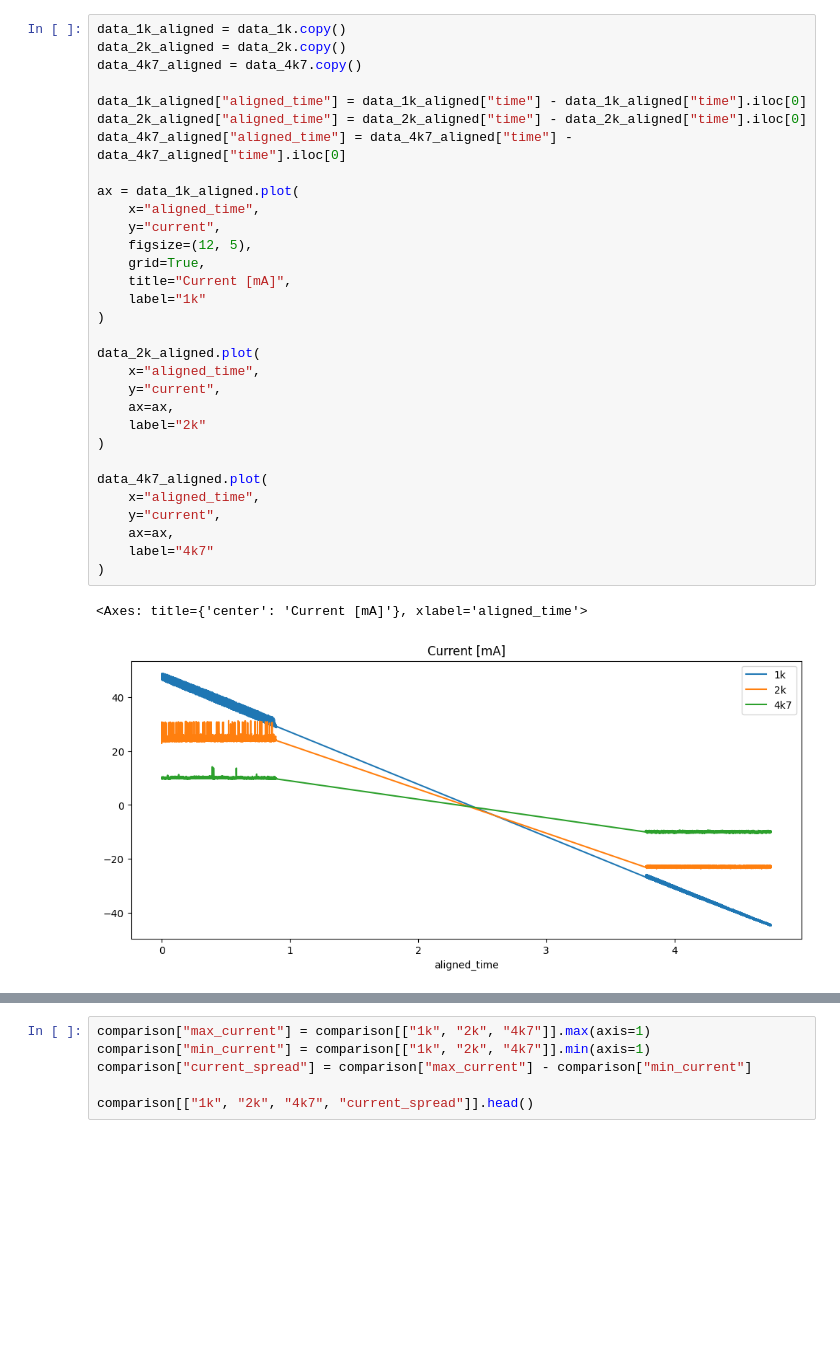
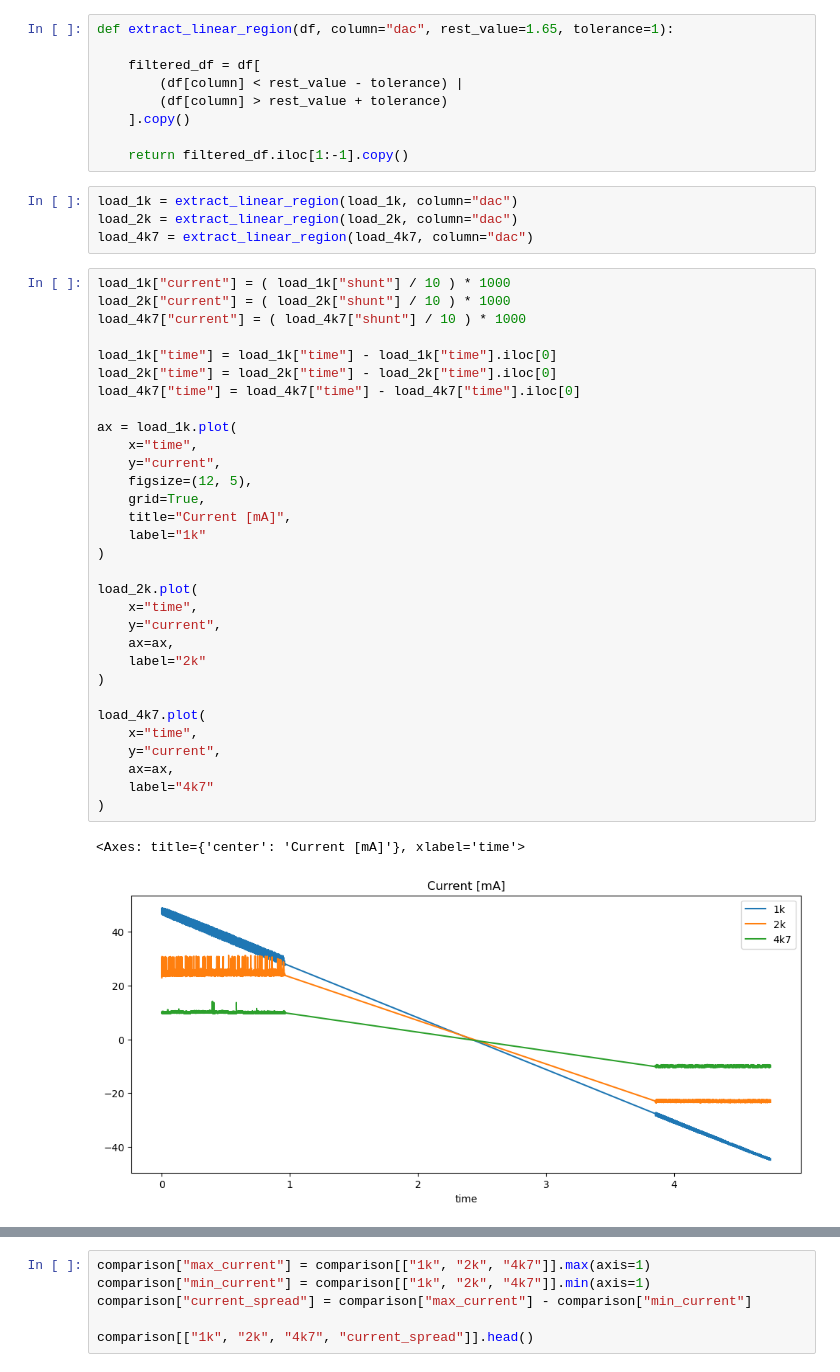
Before and after one commit to import-tiago/FEI, a Jupyter notebook: MSc/PEL309/Analysis/PEL309.ipynb, the cells around one changed output, grey strips where cells are left out. Cells and saved outputs as stored; diff of their text form; blank space fills up the shorter version.

```diff
--- a/MSc/PEL309/Analysis/PEL309.ipynb
+++ b/MSc/PEL309/Analysis/PEL309.ipynb
@@ -173,34 +62,47 @@ data_4k7.plot(
+# %%
+def extract_linear_region(df, column="dac", rest_value=1.65, tolerance=1):
+
+    filtered_df = df[
+        (df[column] < rest_value - tolerance) |
+        (df[column] > rest_value + tolerance)
+    ].copy()
+
+    return filtered_df.iloc[1:-1].copy()
+# %%
+load_1k = extract_linear_region(load_1k, column="dac")
+load_2k = extract_linear_region(load_2k, column="dac")
+load_4k7 = extract_linear_region(load_4k7, column="dac")
 # %%
-data_1k_aligned = data_1k.copy()
-data_2k_aligned = data_2k.copy()
-data_4k7_aligned = data_4k7.copy()
+load_1k["current"] = ( load_1k["shunt"] / 10 ) * 1000
+load_2k["current"] = ( load_2k["shunt"] / 10 ) * 1000
+load_4k7["current"] = ( load_4k7["shunt"] / 10 ) * 1000
 
-data_1k_aligned["aligned_time"] = data_1k_aligned["time"] - data_1k_aligned["time"].iloc[0]
-data_2k_aligned["aligned_time"] = data_2k_aligned["time"] - data_2k_aligned["time"].iloc[0]
-data_4k7_aligned["aligned_time"] = data_4k7_aligned["time"] - data_4k7_aligned["time"].iloc[0]
+load_1k["time"] = load_1k["time"] - load_1k["time"].iloc[0]
+load_2k["time"] = load_2k["time"] - load_2k["time"].iloc[0]
+load_4k7["time"] = load_4k7["time"] - load_4k7["time"].iloc[0]
 
-ax = data_1k_aligned.plot(
-    x="aligned_time",
+ax = load_1k.plot(
+    x="time",
     y="current",
     figsize=(12, 5),
     grid=True,
     title="Current [mA]",
     label="1k"
 )
 
-data_2k_aligned.plot(
-    x="aligned_time",
+load_2k.plot(
+    x="time",
     y="current",
     ax=ax,
     label="2k"
 )
 
-data_4k7_aligned.plot(
-    x="aligned_time",
+load_4k7.plot(
+    x="time",
     y="current",
     ax=ax,
     label="4k7"
 )
 # %% [output]
-<Axes: title={'center': 'Current [mA]'}, xlabel='aligned_time'>
+<Axes: title={'center': 'Current [mA]'}, xlabel='time'>
-[figure, old version]
+[figure, new version]
```
Also changed, not shown: parts of 20 cells of this notebook.
